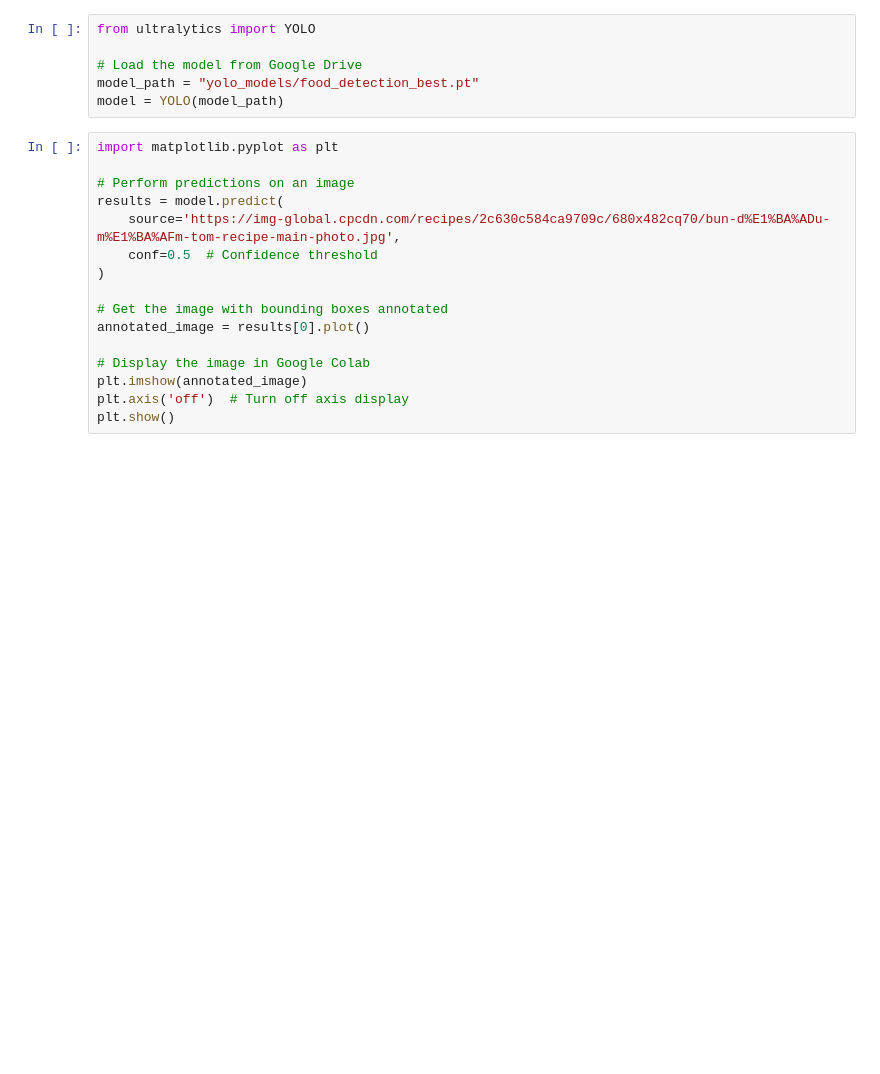
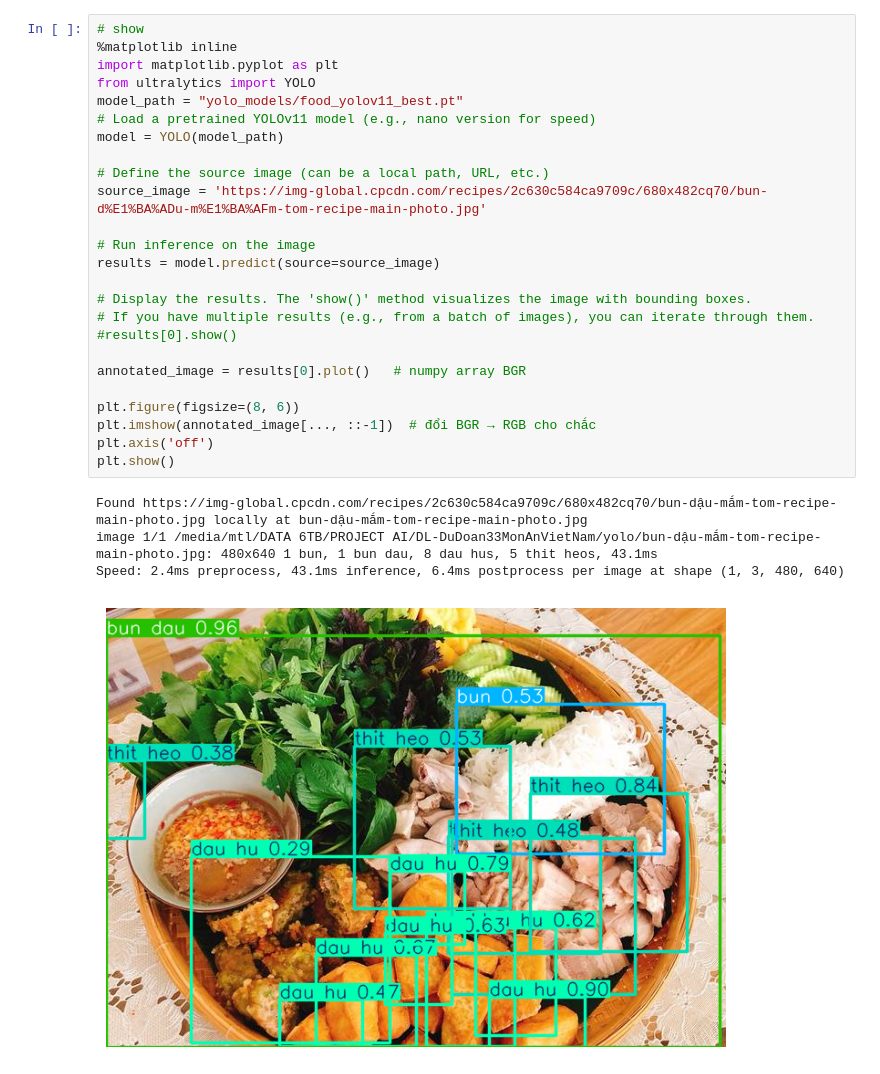
Before and after one commit to quangthai87vn/DL-DuDoan33MonAnVietNam, a Jupyter notebook: yolo/Train_YOLOv11.ipynb, the cells around one changed output. Cells and saved outputs as stored; diff of their text form; blank space fills up the shorter version.

```diff
--- a/yolo/Train_YOLOv11.ipynb
+++ b/yolo/Train_YOLOv11.ipynb
@@ -55,22 +93,30 @@ print(f"Model đã được lưu tại:\n- {destination_path}\n- {destination_pa
-# %%
-from ultralytics import YOLO
-
-# Load the model from Google Drive
-model_path = "yolo_models/food_detection_best.pt"
-model = YOLO(model_path)
-# %%
-import matplotlib.pyplot as plt
-
-# Perform predictions on an image
-results = model.predict(
-    source='https://img-global.cpcdn.com/recipes/2c630c584ca9709c/680x482cq70/bun-d%E1%BA%ADu-m%E1%BA%AFm-tom-recipe-main-photo.jpg',
-    conf=0.5  # Confidence threshold
-)
-
-# Get the image with bounding boxes annotated
-annotated_image = results[0].plot()
-
-# Display the image in Google Colab
-plt.imshow(annotated_image)
-plt.axis('off')  # Turn off axis display
-plt.show()
+# %%
+# show
+%matplotlib inline
+import matplotlib.pyplot as plt
+from ultralytics import YOLO
+model_path = "yolo_models/food_yolov11_best.pt"
+# Load a pretrained YOLOv11 model (e.g., nano version for speed)
+model = YOLO(model_path)
+
+# Define the source image (can be a local path, URL, etc.)
+source_image = 'https://img-global.cpcdn.com/recipes/2c630c584ca9709c/680x482cq70/bun-d%E1%BA%ADu-m%E1%BA%AFm-tom-recipe-main-photo.jpg'
+
+# Run inference on the image
+results = model.predict(source=source_image)
+
+# Display the results. The 'show()' method visualizes the image with bounding boxes.
+# If you have multiple results (e.g., from a batch of images), you can iterate through them.
+#results[0].show()
+
+annotated_image = results[0].plot()   # numpy array BGR
+
+plt.figure(figsize=(8, 6))
+plt.imshow(annotated_image[..., ::-1])  # đổi BGR → RGB cho chắc
+plt.axis('off')
+plt.show()
+# %% [output]
+Found https://img-global.cpcdn.com/recipes/2c630c584ca9709c/680x482cq70/bun-dậu-mắm-tom-recipe-main-photo.jpg locally at bun-dậu-mắm-tom-recipe-main-photo.jpg
+image 1/1 /media/mtl/DATA 6TB/PROJECT AI/DL-DuDoan33MonAnVietNam/yolo/bun-dậu-mắm-tom-recipe-main-photo.jpg: 480x640 1 bun, 1 bun dau, 8 dau hus, 5 thit heos, 43.1ms
+Speed: 2.4ms preprocess, 43.1ms inference, 6.4ms postprocess per image at shape (1, 3, 480, 640)
+[figure, added]
```
Also changed, not shown: parts of 8 cells of this notebook, 26 other files.
